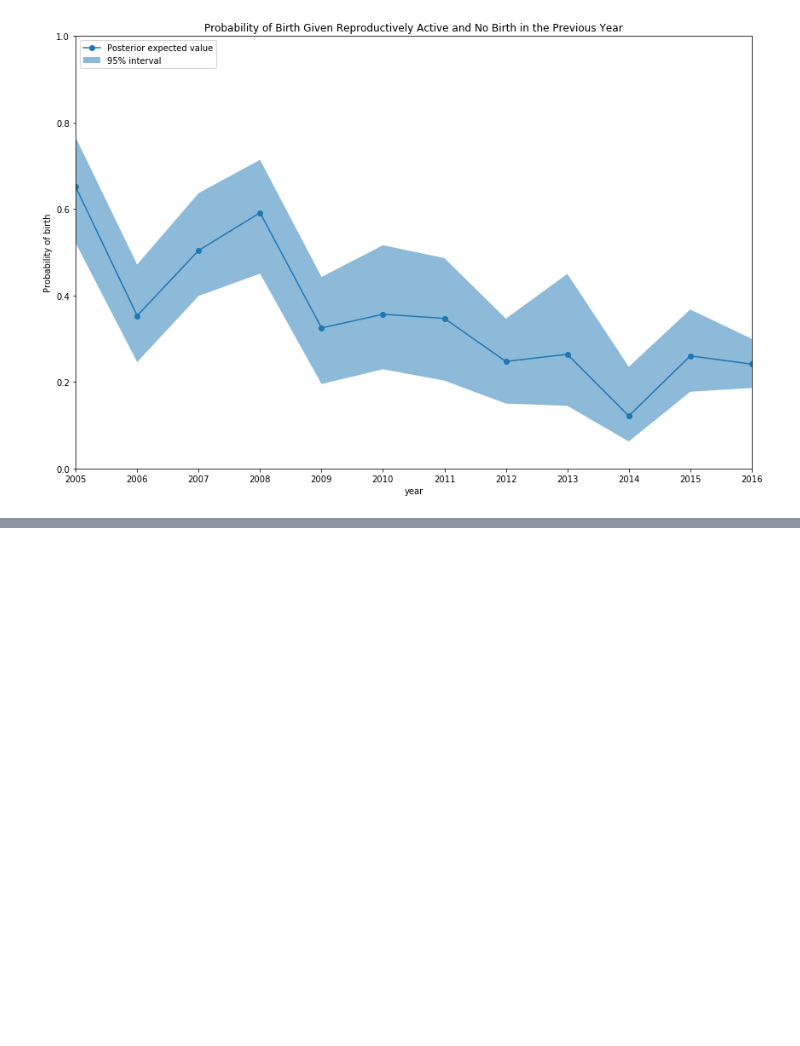
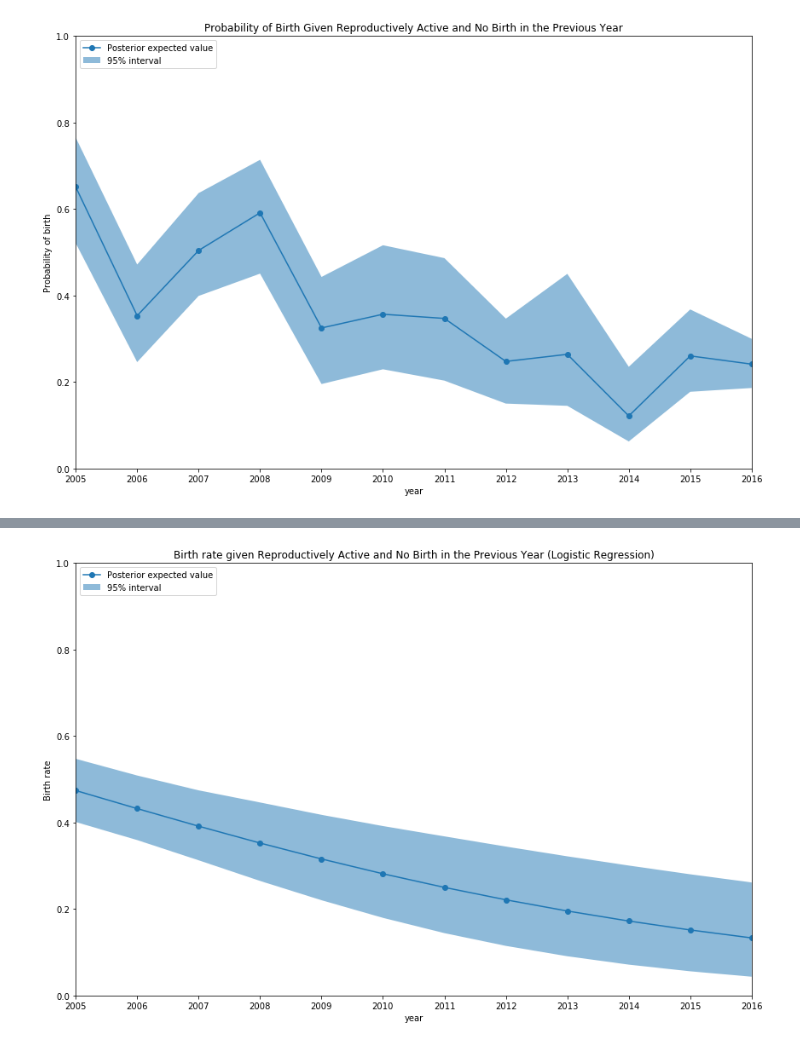
Before and after one commit to Edderic/mics-whales, a Jupyter notebook: mics-whales-new.ipynb, the cells around one changed output, grey strips where cells are left out. Cells and saved outputs as stored; diff of their text form; code cells hidden in the pictures; blank space fills up the shorter version.

```diff
--- a/mics-whales-new.ipynb
+++ b/mics-whales-new.ipynb
@@ -1222,0 +1469,14 @@ plot_trace(trace)
+# %%
+fig, ax = plt.subplots(nrows=1, ncols=1, figsize=(12,8))
+
+plot_non_varying_birth_beta(
+     trace,
+     ax,
+     ax_title='Birth rate given Reproductively Active and No Birth in the Previous Year (Logistic Regression)',
+     y_label='Birth rate'
+)
+# plot('beta_detect', trace, ax[1,1])
+
+plt.tight_layout()
+# %% [output]
+[figure, added]
```
Also changed, not shown: parts of 16 cells of this notebook.
